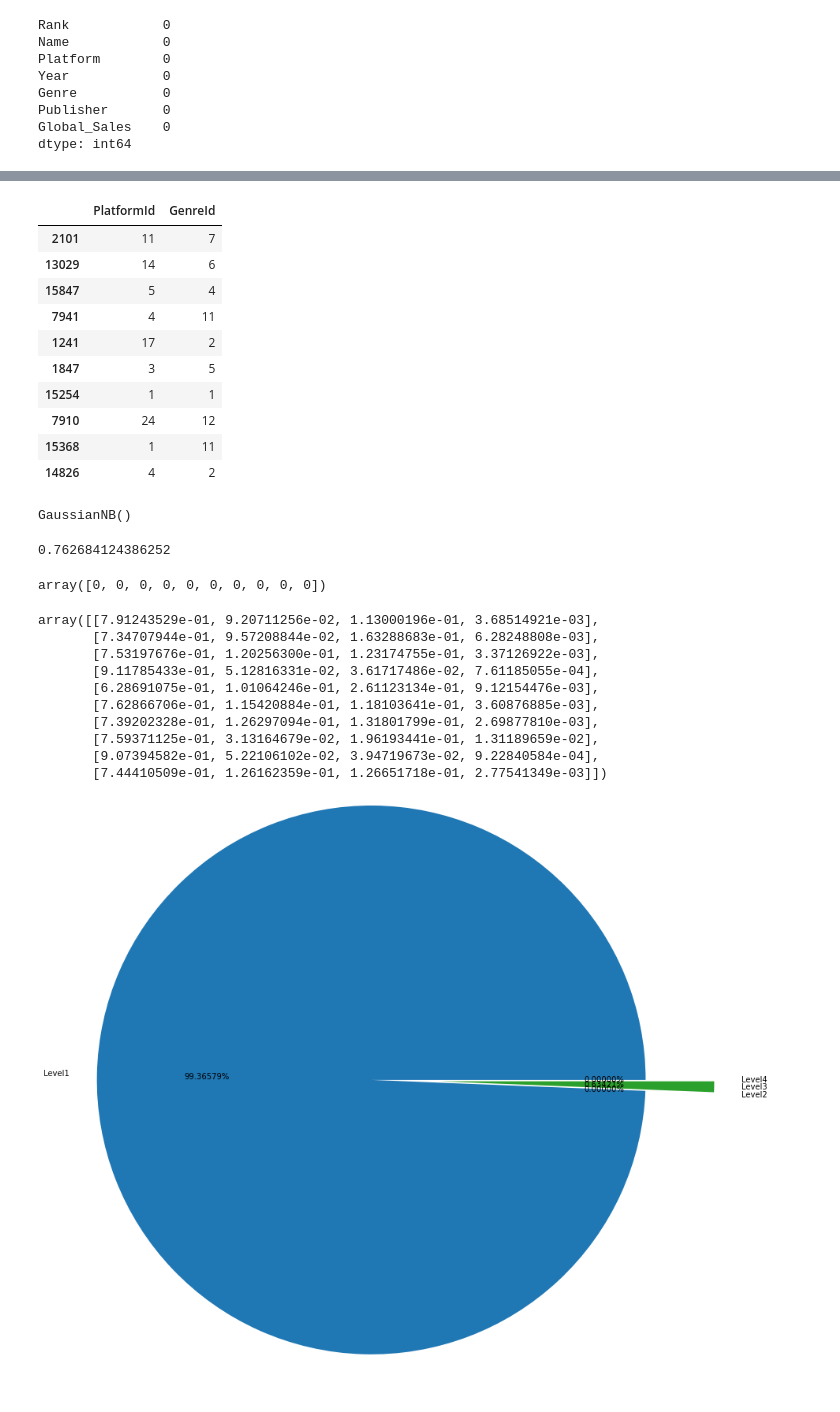
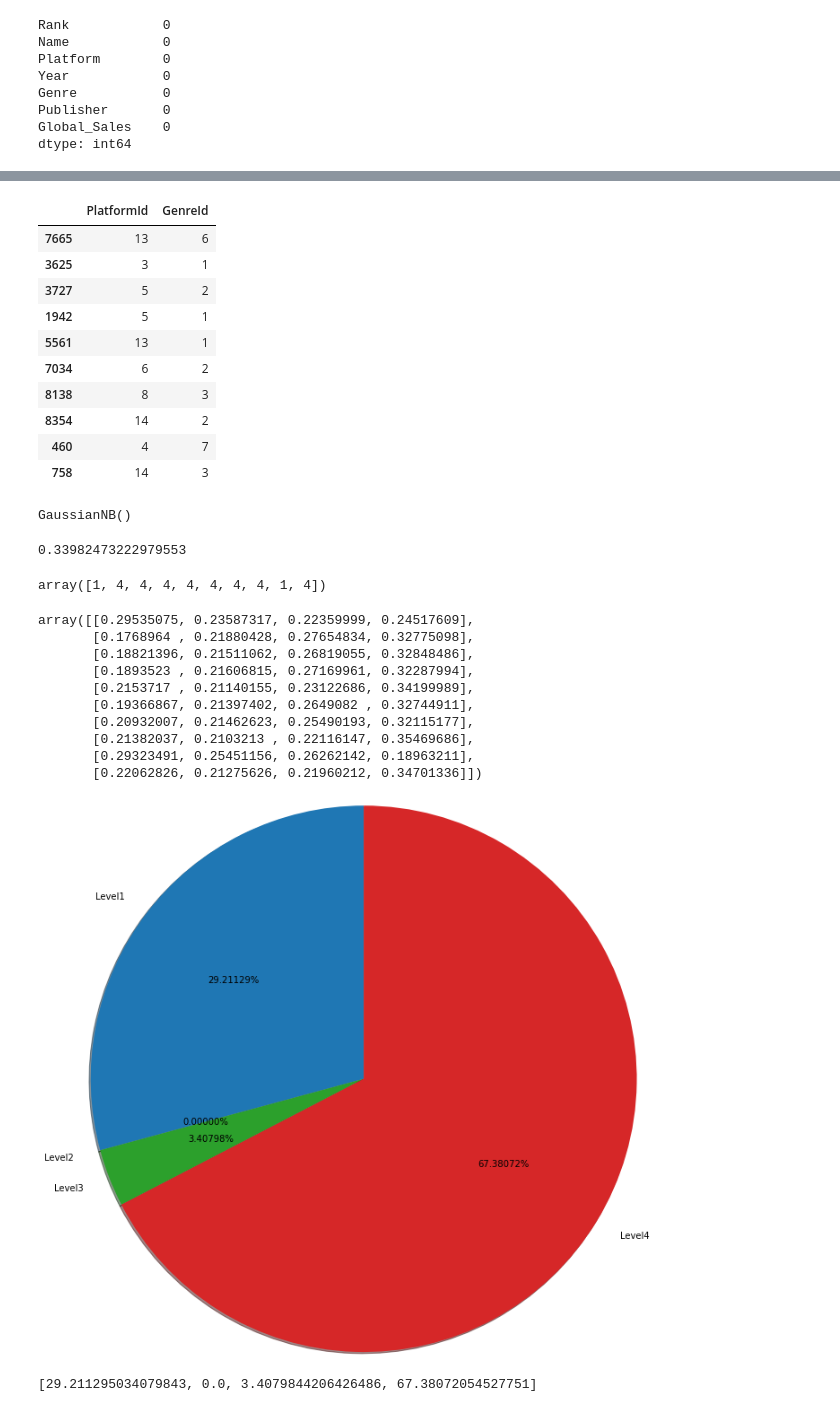
Before and after one commit to navamongkol/gamepredict, a Jupyter notebook: Project.ipynb, the cells around one changed output, grey strips where cells are left out. Drawn from its saved outputs; the diff is of its cells as text; code cells hidden in the pictures.

```diff
--- a/Project.ipynb
+++ b/Project.ipynb
@@ -28,6 +37,8 @@ Global_Sales    16598
 dtype: int64
 # %%
 df.dropna(how='any',subset=['Year','Publisher'],inplace=True)
+# %%
+df.drop(df[df.Year < 2010].index, inplace=True)
 # %%
 df[df['Publisher'].isnull()]
 # %% [output]
@@ -69,9 +80,9 @@ df.describe()
 # %%
-#create new column level of global sales
-df.loc[df['Global_Sales'].between(10.0,100), 'Sales_level'] = 3
-df.loc[df['Global_Sales'].between(1,9.9), 'Sales_level'] = 2
-df.loc[df['Global_Sales'].between(0.5377441,0.999), 'Sales_level'] = 1
-df.loc[df['Global_Sales'] < 0.5377441, 'Sales_level'] = 0
+## create new column level of global sales
+df.loc[df['Global_Sales'].between(0.42,22), 'Sales_level'] = 4
+df.loc[df['Global_Sales'].between(0.15,0.41), 'Sales_level'] = 3
+df.loc[df['Global_Sales'].between(0.05,0.14), 'Sales_level'] = 2
+df.loc[df['Global_Sales'] <= 0.05, 'Sales_level'] = 1
 
 df.head(5)
 # %% [output]
@@ -149,7 +176,7 @@ df.loc[df['Platform'] == 'NG', 'PlatformId'] = 25
 df.loc[df['Platform'] == 'SCD', 'PlatformId'] = 26
 df.loc[df['Platform'] == 'WS', 'PlatformId'] = 27
 df.loc[df['Platform'] == '3DO', 'PlatformId'] = 28
-df.loc[df['Platform'] == 'TG16', 'PlatformId'] = 39
+df.loc[df['Platform'] == 'TG16', 'PlatformId'] = 29
 df.loc[df['Platform'] == 'GG', 'PlatformId'] = 30
 df.loc[df['Platform'] == 'PCFX', 'PlatformId'] = 31
 
@@ -213,22 +240,22 @@ inputs.head()
 #Define X and Y
 X = inputs.astype(int)
 Y = target.astype(int)
-X_train, X_test, y_train, y_test = train_test_split(X,Y,test_size=0.3)
+X_train, X_test, y_train, y_test = train_test_split(X,Y,test_size=0.2)
 model = GaussianNB()
 # %%
 X_test[0:10]
 # %% [output]
 |  | PlatformId | GenreId |
-| 2101 | 11 | 7 |
-| 13029 | 14 | 6 |
-| 15847 | 5 | 4 |
-| 7941 | 4 | 11 |
-| 1241 | 17 | 2 |
-| 1847 | 3 | 5 |
-| 15254 | 1 | 1 |
-| 7910 | 24 | 12 |
-| 15368 | 1 | 11 |
-| 14826 | 4 | 2 |
+| 7665 | 13 | 6 |
+| 3625 | 3 | 1 |
+| 3727 | 5 | 2 |
+| 1942 | 5 | 1 |
+| 5561 | 13 | 1 |
+| 7034 | 6 | 2 |
+| 8138 | 8 | 3 |
+| 8354 | 14 | 2 |
+| 460 | 4 | 7 |
+| 758 | 14 | 3 |
 # %%
 model.fit(X_train,y_train)
 # %% [output]
@@ -236,42 +263,46 @@ GaussianNB()
 # %%
 model.score(X_test,y_test)
 # %% [output]
-0.762684124386252
+0.33982473222979553
 # %%
 model.predict(X_test[0:10])
 # %% [output]
-array([0, 0, 0, 0, 0, 0, 0, 0, 0, 0])
+array([1, 4, 4, 4, 4, 4, 4, 4, 1, 4])
 # %%
 model.predict_proba(X_test[:10])
 # %% [output]
-array([[7.91243529e-01, 9.20711256e-02, 1.13000196e-01, 3.68514921e-03],
-       [7.34707944e-01, 9.57208844e-02, 1.63288683e-01, 6.28248808e-03],
-       [7.53197676e-01, 1.20256300e-01, 1.23174755e-01, 3.37126922e-03],
-       [9.11785433e-01, 5.12816331e-02, 3.61717486e-02, 7.61185055e-04],
-       [6.28691075e-01, 1.01064246e-01, 2.61123134e-01, 9.12154476e-03],
-       [7.62866706e-01, 1.15420884e-01, 1.18103641e-01, 3.60876885e-03],
-       [7.39202328e-01, 1.26297094e-01, 1.31801799e-01, 2.69877810e-03],
-       [7.59371125e-01, 3.13164679e-02, 1.96193441e-01, 1.31189659e-02],
-       [9.07394582e-01, 5.22106102e-02, 3.94719673e-02, 9.22840584e-04],
-       [7.44410509e-01, 1.26162359e-01, 1.26651718e-01, 2.77541349e-03]])
+array([[0.29535075, 0.23587317, 0.22359999, 0.24517609],
+       [0.1768964 , 0.21880428, 0.27654834, 0.32775098],
+       [0.18821396, 0.21511062, 0.26819055, 0.32848486],
+       [0.1893523 , 0.21606815, 0.27169961, 0.32287994],
+       [0.2153717 , 0.21140155, 0.23122686, 0.34199989],
+       [0.19366867, 0.21397402, 0.2649082 , 0.32744911],
+       [0.20932007, 0.21462623, 0.25490193, 0.32115177],
+       [0.21382037, 0.2103213 , 0.22116147, 0.35469686],
+       [0.29323491, 0.25451156, 0.26262142, 0.18963211],
+       [0.22062826, 0.21275626, 0.21960212, 0.34701336]])
 # %%
 x = model.predict_proba(X_test)
 level = []
 for i in x:
     # print(max(i))
     listi = i.tolist()
     maxi = max(i).tolist()
     maxindex = listi.index(maxi)
     level.append(maxindex)
 
 result = []
 for i in range(4):
     x = level.count(i)
     percent = (x/len(level))*100
     result.append(percent)
+# print(level)
+# print(result)
 label = ["Level1","Level2","Level3","Level4"]
 plt.axis("equal")
-plt.pie(result,labels=label,radius=4.0,autopct='%0.5f%%',explode=[0.0,1,1,1])
+plt.pie(result, labels=label, radius=3.5, autopct='%0.5f%%', explode=[0.0,0.0,0.0,0.0], startangle=90,shadow=True)
 plt.show()
+print(result)
 # %% [output]
-[figure, old version]
+[figure, new version]
+[29.211295034079843, 0.0, 3.4079844206426486, 67.38072054527751]
```
Also changed, not shown: parts of 13 cells of this notebook, 3 other files.
